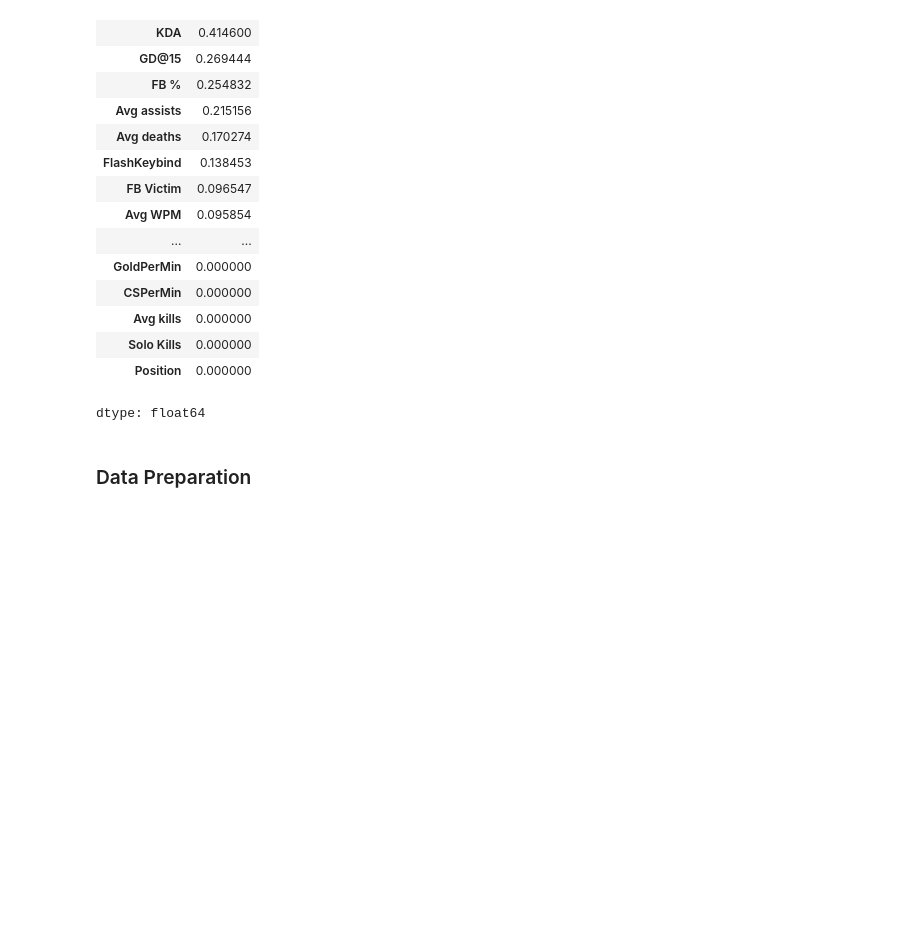
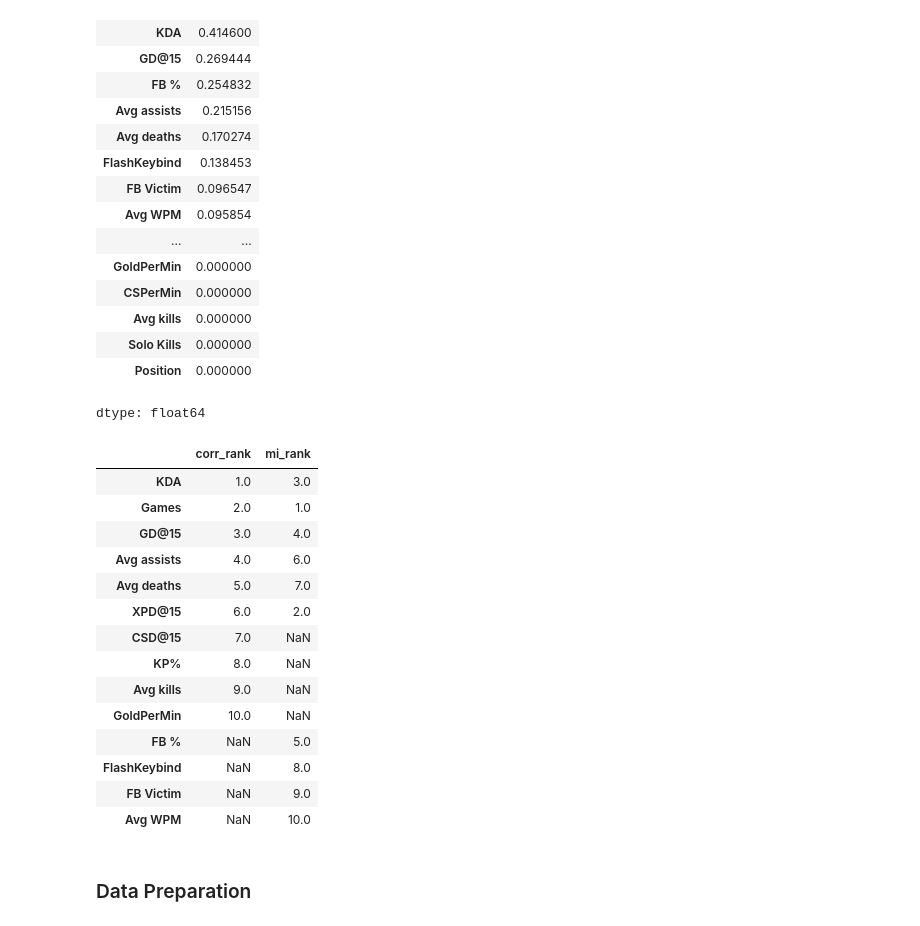
Before and after one commit to spencer18001/ml_zoomcamp_project_2024_midterm, a Jupyter notebook: Notebook/notebook.ipynb, the cells around one changed output. Cells and saved outputs as stored; diff of their text form; code cells hidden in the pictures; blank space fills up the shorter version.

```diff
--- a/Notebook/notebook.ipynb
+++ b/Notebook/notebook.ipynb
@@ -292,8 +292,8 @@ discrete_features = (df_X.dtypes == int) | (df_X.dtypes == object)
 mi = mutual_info_regression(X_encoded, df_y, discrete_features=discrete_features, random_state=seed)
 
 ds_mi = pd.Series(mi, name="mi", index=df_X.columns)
-ds_sorted_mi = ds_mi.sort_values(ascending=False)
-ds_sorted_mi
+ds_mi.sort_values(ascending=False, inplace=True)
+ds_mi
 # %% [output]
 |  | mi |
 | Games | 2.134517 |
@@ -313,6 +313,29 @@ ds_sorted_mi
 | Solo Kills | 0.000000 |
 | Position | 0.000000 |
 dtype: float64
+# %%
+ds_top_corr_target = ds_corr_target.head(10)
+ds_top_mi = ds_mi.head(10)
+df_top_corr_rank = pd.Series(range(1, len(ds_top_corr_target)+1), index=ds_top_corr_target.index, name="corr_rank")
+df_top_mi_rank = pd.Series(range(1, len(ds_top_mi)+1), index=ds_top_mi.index, name="mi_rank")
+df_top_union = pd.concat([df_top_corr_rank, df_top_mi_rank], axis=1)
+df_top_union
+# %% [output]
+|  | corr_rank | mi_rank |
+| KDA | 1.0 | 3.0 |
+| Games | 2.0 | 1.0 |
+| GD@15 | 3.0 | 4.0 |
+| Avg assists | 4.0 | 6.0 |
+| Avg deaths | 5.0 | 7.0 |
+| XPD@15 | 6.0 | 2.0 |
+| CSD@15 | 7.0 | NaN |
+| KP% | 8.0 | NaN |
+| Avg kills | 9.0 | NaN |
+| GoldPerMin | 10.0 | NaN |
+| FB % | NaN | 5.0 |
+| FlashKeybind | NaN | 8.0 |
+| FB Victim | NaN | 9.0 |
+| Avg WPM | NaN | 10.0 |
 # %% [markdown]
 ### Data Preparation
 # %%
```
Also changed, not shown: parts of 1 cell of this notebook.
